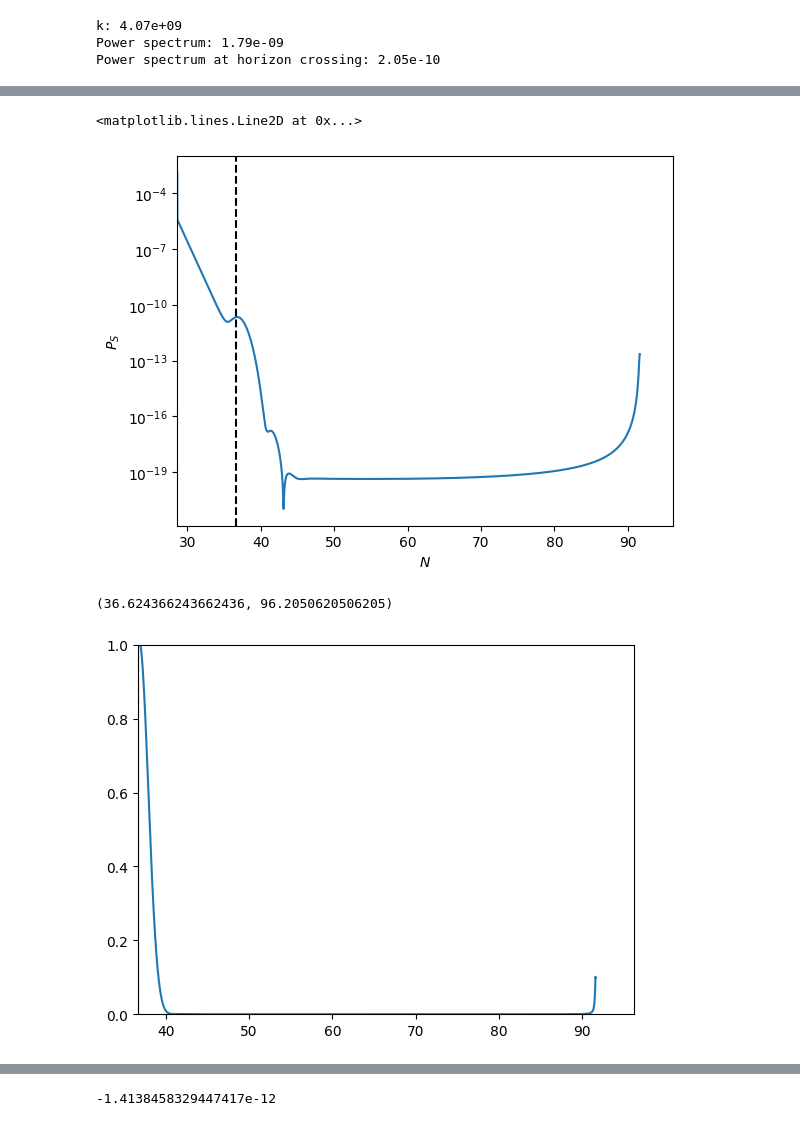
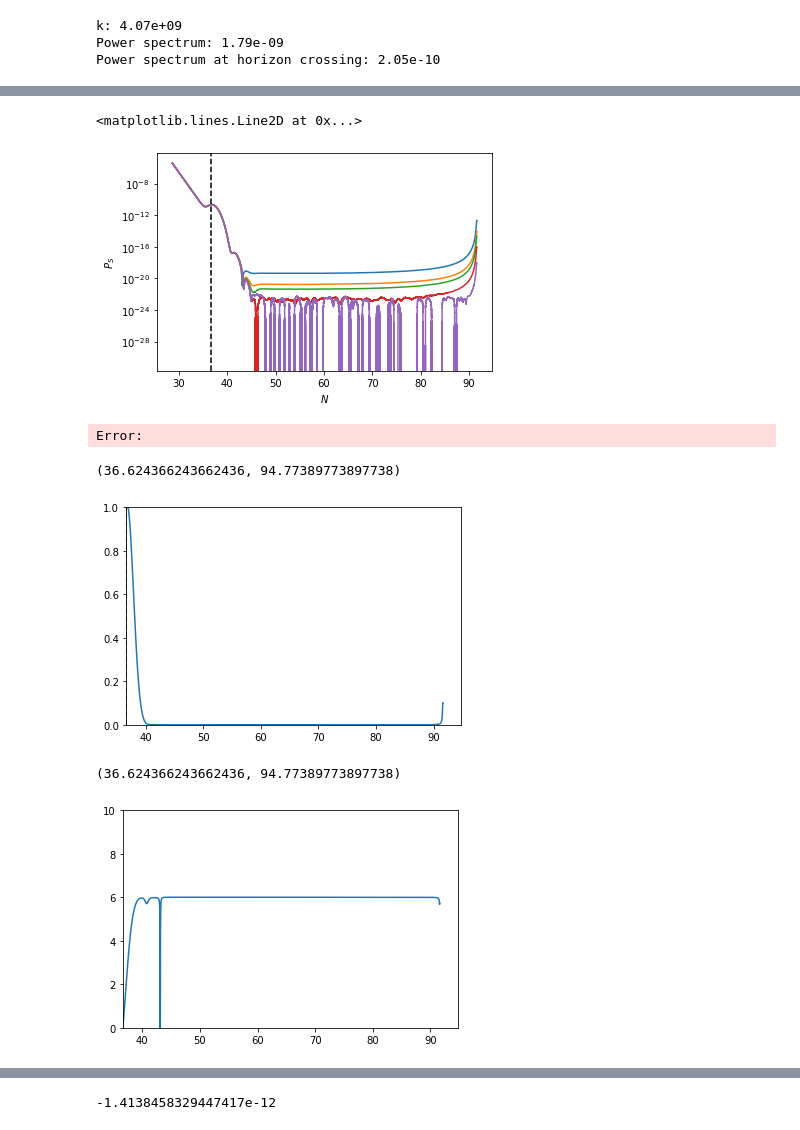
Before and after one commit to gsalinasphys/MyTransport, a Jupyter notebook: Examples/Angular/Angular.ipynb, the cells around one changed output, grey strips where cells are left out. Saved outputs shown, nothing was run; the diff lists cells and outputs as text; code cells hidden in the pictures.

```diff
--- a/Examples/Angular/Angular.ipynb
+++ b/Examples/Angular/Angular.ipynb
@@ -112,7 +113,7 @@ def e_perp(G_lbd, phi, phidot):
     e_perp_not_norm = np.array([epll[1], -epll[0]])
     return e_perp_not_norm / mag_G(G_lbd, e_perp_not_norm, phi)
 # %%
-G_lbd = lambdify(['f_0', 'f_1'], G.subs('p_0', pval[0]))
+G_lbd = lambdify(['f_0', 'f_1'], G.evalf(subs={'p_0': pval[0]}, n=100))
 
 eplls = np.array([e_pll(G_lbd, phis.T[ii], phidots.T[ii]) for ii in range(len(phis.T))])
 eperps = np.array([e_perp(G_lbd, phis.T[ii], phidots.T[ii]) for ii in range(len(phis.T))])
@@ -183,5 +184,8 @@ Power spectrum: 1.79e-09
 Power spectrum at horizon crossing: 2.05e-10
 # %%
 i_exit = np.argmin(np.abs(Ns - NExit))
-phis_exit, phidots_exit = phis.T[i_exit], phidots.T[i_exit]
+shift = len(Ns) - len(Nsig)
+
+i_exit_sig = i_exit - shift
+# phis_exit, phidots_exit = phis.T[i_exit], phidots.T[i_exit]
 # %%
@@ -195,7 +197,7 @@ shift = len(Ns) - len(Nsig)
 # %%
 def spec(phis: np.ndarray):
     PR, CRS, PS = [], [], []
-    for i in range(len(phis.T)):
+    for i in range(shift, len(phis.T)):
         G_i = G_lbd(phis.T[i, 0], phis.T[i, 1])
         sigma_i = np.concatenate((sigma[i-shift][0:nF], sigma[i-shift][2*nF:2*nF+2])).reshape(2,2)
         PR.append(eplls[i] @ G_i @ sigma_i @ G_i @ eplls[i] * k**3 / 2 / np.pi**2 / 2 / epsilon[i])
@@ -239,10 +266,0 @@ plt.axvline(NExit, c='k', linestyle='--')
-# %%
-plt.plot(Ns, PS)
-plt.yscale('log')
-plt.xlim(left=Ns[shift])
-plt.xlabel(r"$N$")
-plt.ylabel(r"$P_S$")
-plt.axvline(NExit, c='k', linestyle='--')
-# %% [output]
-<matplotlib.lines.Line2D at 0x...>
-[figure, removed]
@@ -249,12 +269,26 @@ plt.axvline(NExit, c='k', linestyle='--')
+# %%
+plt.plot(np.load("PS100000.npy")[0], np.load("PS100000.npy")[1])
+plt.plot(np.load("PS500000.npy")[0], np.load("PS500000.npy")[1])
+plt.plot(np.load("PS1000000.npy")[0], np.load("PS1000000.npy")[1])
+plt.plot(np.load("PS5000000.npy")[0], np.load("PS5000000.npy")[1])
+plt.plot(np.load("PS50000000.npy")[0], np.load("PS50000000.npy")[1])
+plt.yscale('log')
+plt.xlabel(r"$N$")
+plt.ylabel(r"$P_S$")
+plt.axvline(NExit, c='k', linestyle='--')
+# %% [output]
+<matplotlib.lines.Line2D at 0x...>
+[figure, added]
+Error:
 # %%
-PS_star = PS[i_exit]
+PS_star = PS[i_exit_sig]
 TSS = np.sqrt(PS / PS_star)
 # %%
-plt.plot(Ns, TSS)
+plt.plot(Nsig, TSS)
 plt.ylim([0, 1])
 plt.axvline(NExit, c='k', linestyle='--')
 plt.xlim(left=Ns[i_exit])
 # %% [output]
-(36.624366243662436, 96.2050620506205)
+(36.624366243662436, 94.77389773897738)
-[figure, old version]
+[figure, new version]
 # %%
@@ -263,2 +297,9 @@ PR_star = PR[i_exit]
 
 TRS = (abs(CRS) - TSS * CRS_star) / TSS / PS_star
+# %%
+plt.plot(Nsig, TRS)
+plt.ylim([0, 10])
+plt.xlim(left=Ns[i_exit])
+# %% [output]
+(36.624366243662436, 94.77389773897738)
+[figure, added]
```
Also changed, not shown: parts of 28 cells of this notebook, 15 other files.
